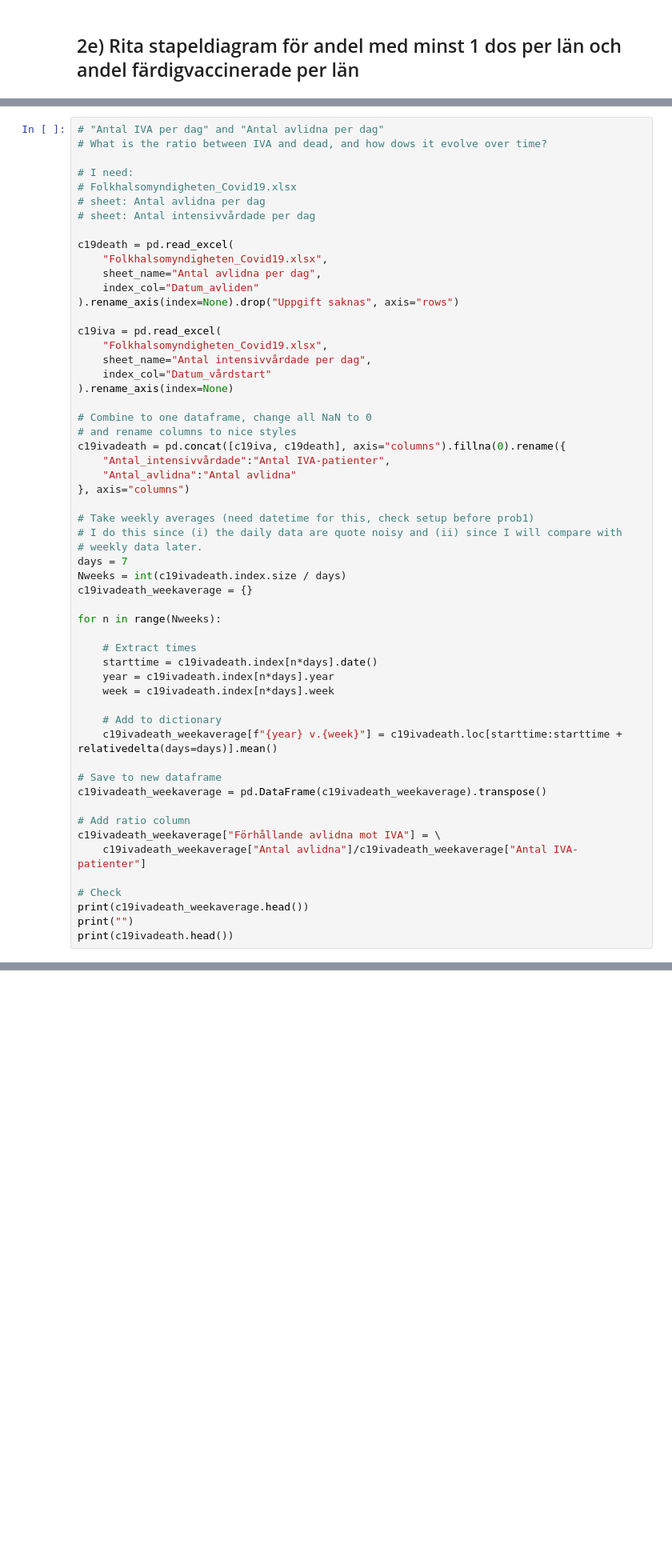
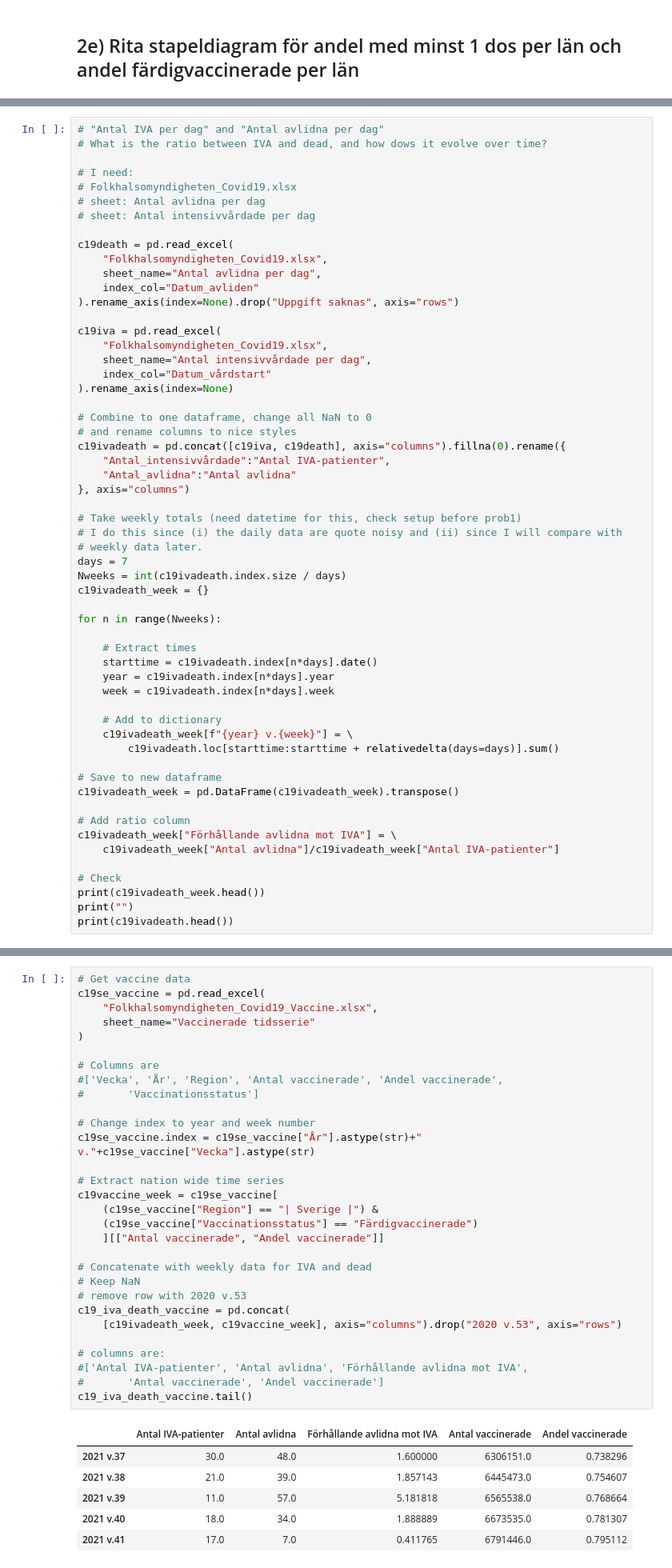
Before and after one commit to jwiegert/databehandling-joachim-wiegert, a Jupyter notebook: labs/lab1/jwiegert_lab1.ipynb, the cells around one changed output, grey strips where cells are left out. Shown at 80% size. Drawn from its saved outputs; the diff is of its cells as text; blank space fills up the shorter version.

Commit message:
cont lab1, prob3

```diff
--- a/labs/lab1/jwiegert_lab1.ipynb
+++ b/labs/lab1/jwiegert_lab1.ipynb
@@ -455,12 +459,12 @@ c19ivadeath = pd.concat([c19iva, c19death], axis="columns").fillna(0).rename({
     "Antal_avlidna":"Antal avlidna"
 }, axis="columns")
 
-# Take weekly averages (need datetime for this, check setup before prob1)
+# Take weekly totals (need datetime for this, check setup before prob1)
 # I do this since (i) the daily data are quote noisy and (ii) since I will compare with
 # weekly data later.
 days = 7
 Nweeks = int(c19ivadeath.index.size / days)
-c19ivadeath_weekaverage = {}
+c19ivadeath_week = {}
 
 for n in range(Nweeks):
 
@@ -470,17 +474,18 @@ for n in range(Nweeks):
     week = c19ivadeath.index[n*days].week
 
     # Add to dictionary
-    c19ivadeath_weekaverage[f"{year} v.{week}"] = c19ivadeath.loc[starttime:starttime + relativedelta(days=days)].mean()
+    c19ivadeath_week[f"{year} v.{week}"] = \
+        c19ivadeath.loc[starttime:starttime + relativedelta(days=days)].sum()
 
 # Save to new dataframe
-c19ivadeath_weekaverage = pd.DataFrame(c19ivadeath_weekaverage).transpose()
+c19ivadeath_week = pd.DataFrame(c19ivadeath_week).transpose()
 
 # Add ratio column
-c19ivadeath_weekaverage["Förhållande avlidna mot IVA"] = \
-    c19ivadeath_weekaverage["Antal avlidna"]/c19ivadeath_weekaverage["Antal IVA-patienter"]
+c19ivadeath_week["Förhållande avlidna mot IVA"] = \
+    c19ivadeath_week["Antal avlidna"]/c19ivadeath_week["Antal IVA-patienter"]
 
 # Check
-print(c19ivadeath_weekaverage.head())
+print(c19ivadeath_week.head())
 print("")
 print(c19ivadeath.head())
 # %% [output]
@@ -525,0 +532,37 @@ Tidsserier...
+# %%
+# Get vaccine data
+c19se_vaccine = pd.read_excel(
+    "Folkhalsomyndigheten_Covid19_Vaccine.xlsx",
+    sheet_name="Vaccinerade tidsserie"
+)
+
+# Columns are
+#['Vecka', 'År', 'Region', 'Antal vaccinerade', 'Andel vaccinerade',
+#       'Vaccinationsstatus']
+
+# Change index to year and week number
+c19se_vaccine.index = c19se_vaccine["År"].astype(str)+" v."+c19se_vaccine["Vecka"].astype(str)
+
+# Extract nation wide time series
+c19vaccine_week = c19se_vaccine[
+    (c19se_vaccine["Region"] == "| Sverige |") &
+    (c19se_vaccine["Vaccinationsstatus"] == "Färdigvaccinerade")
+    ][["Antal vaccinerade", "Andel vaccinerade"]]
+
+# Concatenate with weekly data for IVA and dead
+# Keep NaN
+# remove row with 2020 v.53
+c19_iva_death_vaccine = pd.concat(
+    [c19ivadeath_week, c19vaccine_week], axis="columns").drop("2020 v.53", axis="rows")
+
+# columns are:
+#['Antal IVA-patienter', 'Antal avlidna', 'Förhållande avlidna mot IVA',
+#       'Antal vaccinerade', 'Andel vaccinerade']
+c19_iva_death_vaccine.tail()
+# %% [output]
+|  | Antal IVA-patienter | Antal avlidna | Förhållande avlidna mot IVA | Antal vaccinerade | Andel vaccinerade |
+| 2021 v.37 | 30.0 | 48.0 | 1.600000 | 6306151.0 | 0.738296 |
+| 2021 v.38 | 21.0 | 39.0 | 1.857143 | 6445473.0 | 0.754607 |
+| 2021 v.39 | 11.0 | 57.0 | 5.181818 | 6565538.0 | 0.768664 |
+| 2021 v.40 | 18.0 | 34.0 | 1.888889 | 6673535.0 | 0.781307 |
+| 2021 v.41 | 17.0 | 7.0 | 0.411765 | 6791446.0 | 0.795112 |
```
Also changed, not shown: parts of 17 cells of this notebook, 12 other files.
